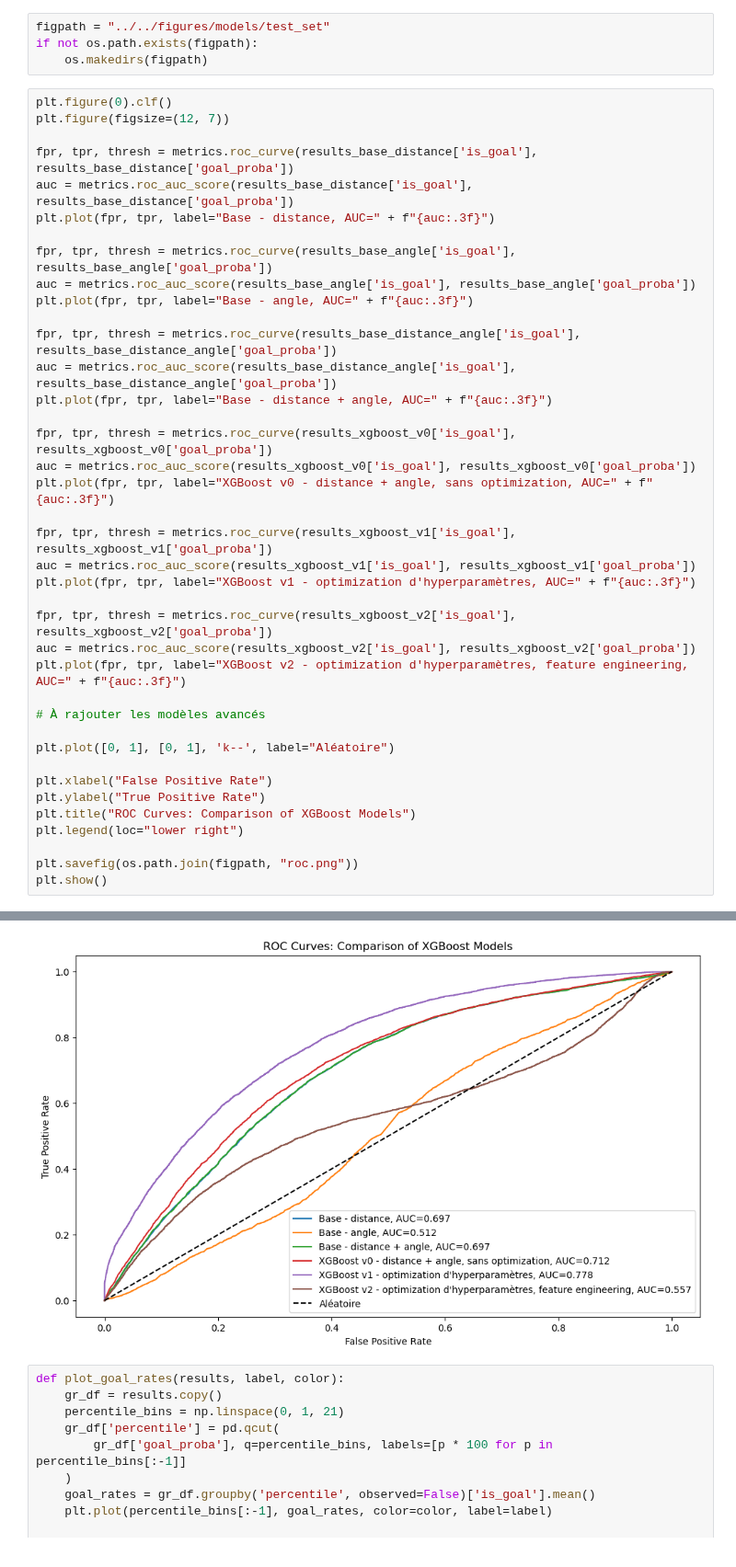
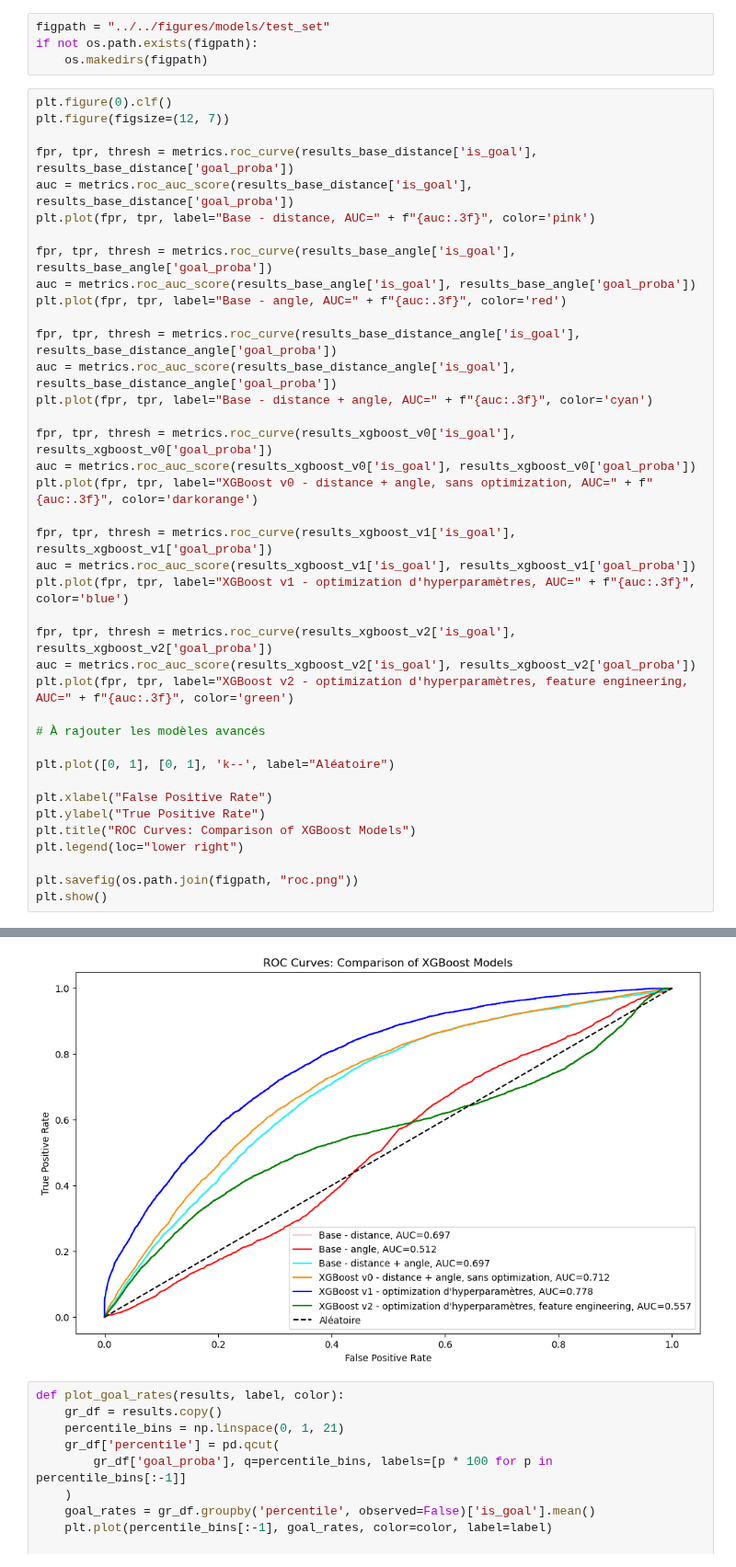
Before and after one commit to hypium/NHL_GoalPredictionApp, a Jupyter notebook: ift6758/models/test_set.ipynb, the cells around one changed output, grey strips where cells are left out. Shown at 92% size. Cells and saved outputs as stored; diff of their text form.

Commit message:
fix colors on first graph

```diff
--- a/ift6758/models/test_set.ipynb
+++ b/ift6758/models/test_set.ipynb
@@ -167,42 +167,42 @@ plt.figure(figsize=(12, 7))
 
 fpr, tpr, thresh = metrics.roc_curve(results_base_distance['is_goal'], results_base_distance['goal_proba'])
 auc = metrics.roc_auc_score(results_base_distance['is_goal'], results_base_distance['goal_proba'])
-plt.plot(fpr, tpr, label="Base - distance, AUC=" + f"{auc:.3f}")
+plt.plot(fpr, tpr, label="Base - distance, AUC=" + f"{auc:.3f}", color='pink')
 
 fpr, tpr, thresh = metrics.roc_curve(results_base_angle['is_goal'], results_base_angle['goal_proba'])
 auc = metrics.roc_auc_score(results_base_angle['is_goal'], results_base_angle['goal_proba'])
-plt.plot(fpr, tpr, label="Base - angle, AUC=" + f"{auc:.3f}")
+plt.plot(fpr, tpr, label="Base - angle, AUC=" + f"{auc:.3f}", color='red')
 
 fpr, tpr, thresh = metrics.roc_curve(results_base_distance_angle['is_goal'], results_base_distance_angle['goal_proba'])
 auc = metrics.roc_auc_score(results_base_distance_angle['is_goal'], results_base_distance_angle['goal_proba'])
-plt.plot(fpr, tpr, label="Base - distance + angle, AUC=" + f"{auc:.3f}")
+plt.plot(fpr, tpr, label="Base - distance + angle, AUC=" + f"{auc:.3f}", color='cyan')
 
 fpr, tpr, thresh = metrics.roc_curve(results_xgboost_v0['is_goal'], results_xgboost_v0['goal_proba'])
 auc = metrics.roc_auc_score(results_xgboost_v0['is_goal'], results_xgboost_v0['goal_proba'])
-plt.plot(fpr, tpr, label="XGBoost v0 - distance + angle, sans optimization, AUC=" + f"{auc:.3f}")
+plt.plot(fpr, tpr, label="XGBoost v0 - distance + angle, sans optimization, AUC=" + f"{auc:.3f}", color='darkorange')
 
 fpr, tpr, thresh = metrics.roc_curve(results_xgboost_v1['is_goal'], results_xgboost_v1['goal_proba'])
 auc = metrics.roc_auc_score(results_xgboost_v1['is_goal'], results_xgboost_v1['goal_proba'])
-plt.plot(fpr, tpr, label="XGBoost v1 - optimization d'hyperparamètres, AUC=" + f"{auc:.3f}")
+plt.plot(fpr, tpr, label="XGBoost v1 - optimization d'hyperparamètres, AUC=" + f"{auc:.3f}", color='blue')
 
 fpr, tpr, thresh = metrics.roc_curve(results_xgboost_v2['is_goal'], results_xgboost_v2['goal_proba'])
 auc = metrics.roc_auc_score(results_xgboost_v2['is_goal'], results_xgboost_v2['goal_proba'])
-plt.plot(fpr, tpr, label="XGBoost v2 - optimization d'hyperparamètres, feature engineering, AUC=" + f"{auc:.3f}")
+plt.plot(fpr, tpr, label="XGBoost v2 - optimization d'hyperparamètres, feature engineering, AUC=" + f"{auc:.3f}", color='green')
 
 # À rajouter les modèles avancés
 
 plt.plot([0, 1], [0, 1], 'k--', label="Aléatoire")
 
 plt.xlabel("False Positive Rate")
 plt.ylabel("True Positive Rate")
 plt.title("ROC Curves: Comparison of XGBoost Models")
 plt.legend(loc="lower right")
 
 plt.savefig(os.path.join(figpath, "roc.png"))
 plt.show()
 # %% [output]
 <Figure size 640x480 with 0 Axes>
-[figure, old version]
+[figure, new version]
 # %%
 def plot_goal_rates(results, label, color):
     gr_df = results.copy()
```
Also changed, not shown: 1 other file.
